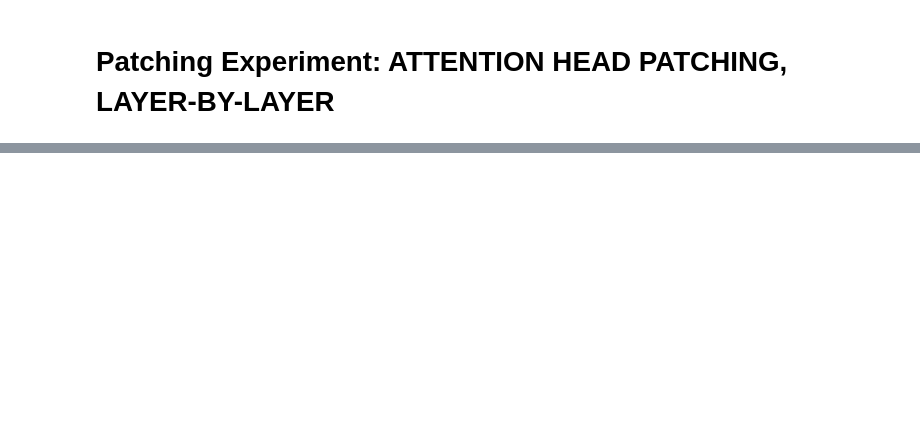
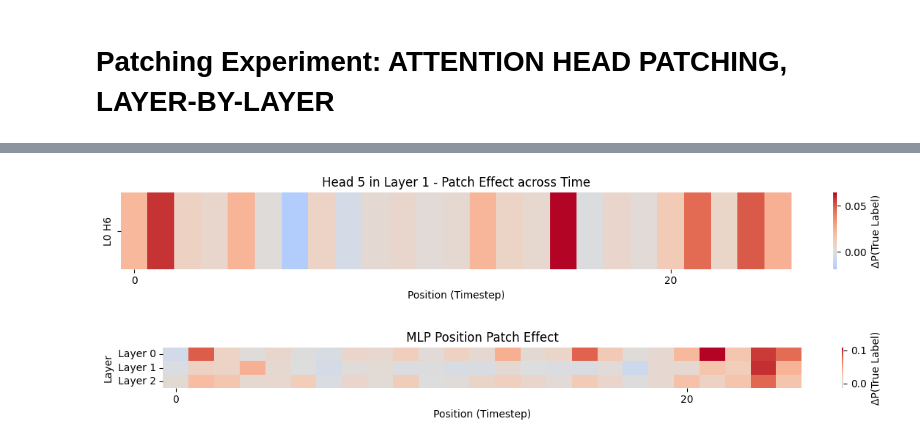
Before and after one commit to mathiisk/TSTpatching, a Jupyter notebook: TSTpatching.ipynb, the cells around one changed output, grey strips where cells are left out. Drawn from its saved outputs; the diff is of its cells as text; code cells hidden in the pictures; blank space fills up the shorter version.

```diff
--- a/TSTpatching.ipynb
+++ b/TSTpatching.ipynb
@@ -60,6 +72,8 @@ model = TimeSeriesTransformer(
     dropout=0.1
 ).to(device)
 
+num_layers = len(model.transformer_encoder.layers)
+
 # LOAD CHECKPOINT
 model.load_state_dict(torch.load("TST_japanesevowels.pth", map_location=device, weights_only=True))
 # %% [output]
@@ -169,0 +189,22 @@ plot_timeseries_with_attention_overlay(
+# %%
+patch_probs_heads = sweep_attention_head_positions(model, x1, x2, num_layers, 8, seq_len, num_classes)
+plot_head_position_patch_heatmap(
+    patch_probs=patch_probs_heads,
+    baseline_probs=baseline,
+    true_label=y2,
+    layer_idx=0,
+    head_idx=6,
+    title="Head 5 in Layer 1 - Patch Effect across Time"
+)
+# %% [output]
+[figure, added]
+# %%
+patch_probs = sweep_mlp_positions(model, x1, x2, num_layers, seq_len, num_classes)
+plot_mlp_position_patch_heatmap(
+    patch_probs,
+    baseline,
+    true_label=y2,
+    title="MLP Position Patch Effect"
+)
+# %% [output]
+[figure, added]
```
Also changed, not shown: parts of 10 cells of this notebook, 1 other file.
